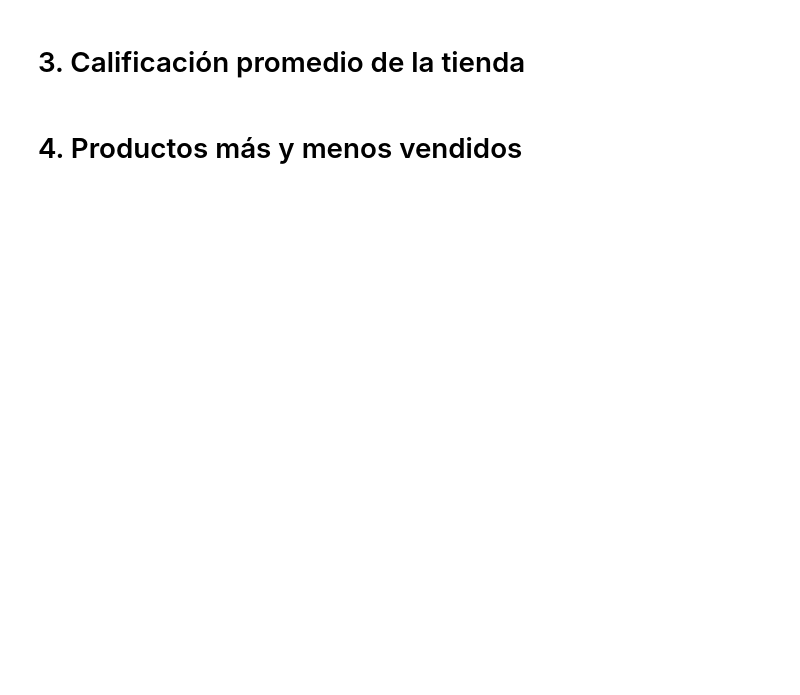
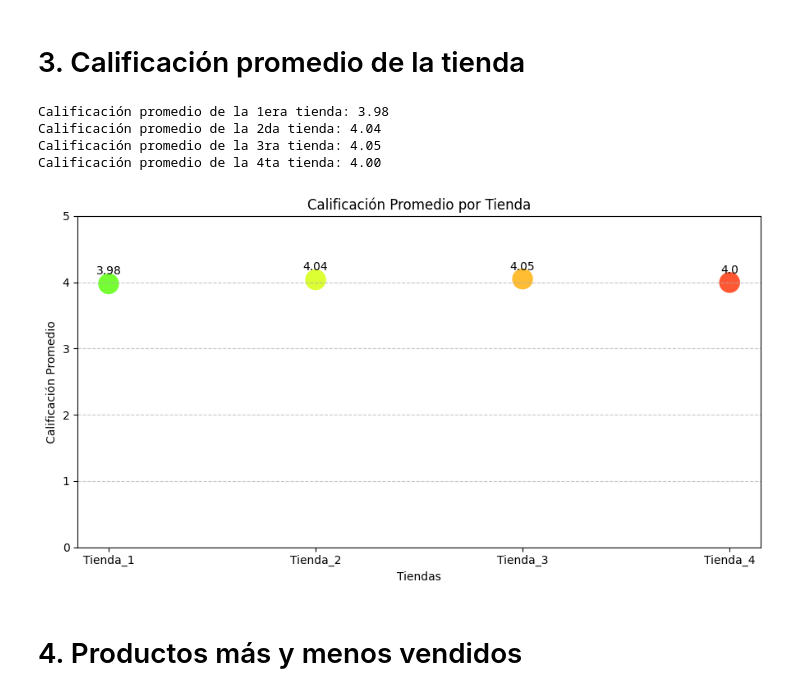
Before and after one commit to CarolinaG2024/Allura-Store_Challenge, a Jupyter notebook: challenge1-data-science-latam-main/AluraStoreLatam.ipynb, the cells around one changed output. Drawn from its saved outputs; the diff is of its cells as text; code cells hidden in the pictures; blank space fills up the shorter version.

```diff
--- a/challenge1-data-science-latam-main/AluraStoreLatam.ipynb
+++ b/challenge1-data-science-latam-main/AluraStoreLatam.ipynb
@@ -30,4 +135,42 @@ tienda.head()
 # %% [markdown]
 # 3. Calificación promedio de la tienda
+# %%
+#Calcular la calificación promedio de cada tienda
+Calificación_promedio=tienda['Calificación'].mean()
+Calificación_promedio2=tienda2['Calificación'].mean()
+Calificación_promedio3=tienda3['Calificación'].mean()
+Calificación_promedio4=tienda4['Calificación'].mean()
+
+#Imprimir los Resultados
+print(f'Calificación promedio de la 1era tienda: {Calificación_promedio:.2f}')
+print(f'Calificación promedio de la 2da tienda: {Calificación_promedio2:.2f}')
+print(f'Calificación promedio de la 3ra tienda: {Calificación_promedio3:.2f}')
+print(f'Calificación promedio de la 4ta tienda: {Calificación_promedio4:.2f}')
+# %% [output]
+Calificación promedio de la 1era tienda: 3.98
+Calificación promedio de la 2da tienda: 4.04
+Calificación promedio de la 3ra tienda: 4.05
+Calificación promedio de la 4ta tienda: 4.00
+# %%
+# Crear lista
+calificacion = [Calificación_promedio, Calificación_promedio2, Calificación_promedio3, Calificación_promedio4]
+
+plt.figure(figsize=(9,5))
+plt.scatter(tiendas, calificacion, color=colores, s=300)  # 's' es el tamaño de los puntos
+
+plt.title('Calificación Promedio por Tienda')
+plt.xlabel('Tiendas')
+plt.ylabel('Calificación Promedio')
+plt.ylim(0,5)
+plt.grid(axis='y', linestyle='--', alpha=0.7)
+
+# Mostrar el valor al lado de cada punto
+for i, calificacion_valor in enumerate(calificacion):
+    plt.text(i, calificacion_valor + 0.1, round(calificacion_valor,2), ha='center', va='bottom')
+
+plt.tight_layout()
+plt.show()
+# %% [output]
+[figure, added]
 # %% [markdown]
 # 4. Productos más y menos vendidos
```
Also changed, not shown: parts of 19 cells of this notebook.
